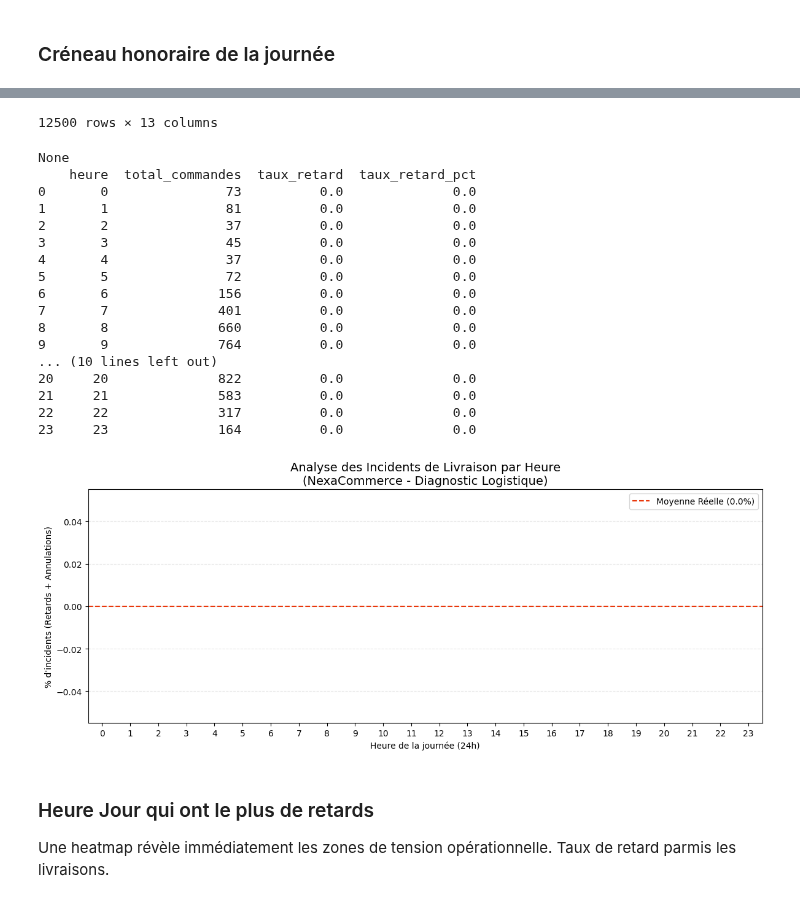
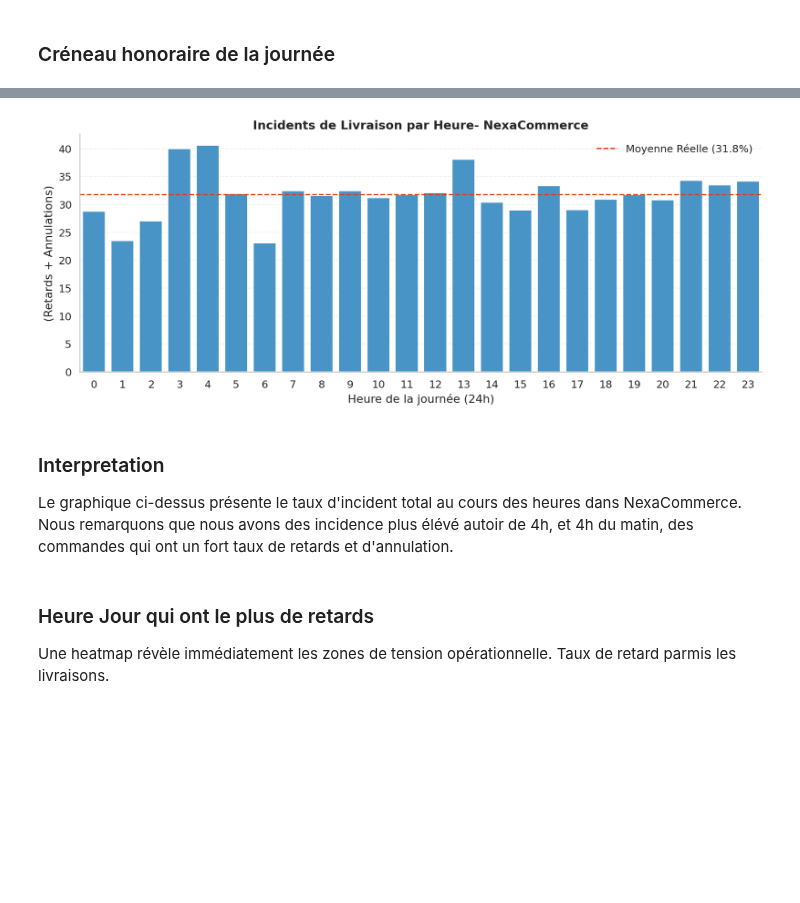
Before and after one commit to Codeur63/Projet_1-Data_IA_enginner, a Jupyter notebook: notebooks/EDA_rapport_final.ipynb, the cells around one changed output, grey strips where cells are left out. Cells and saved outputs as stored; diff of their text form; code cells hidden in the pictures; blank space fills up the shorter version.

```diff
--- a/notebooks/EDA_rapport_final.ipynb
+++ b/notebooks/EDA_rapport_final.ipynb
@@ -257,3 +197,5 @@ def date_normalise(value):
+# %%
+orders['order_date'] = pd.to_datetime(orders['order_date'], dayfirst=True, format='mixed', errors='coerce')
 # %% [markdown]
 #### Normalisation des numeros de teléphone de la table customers
 # %%
@@ -284,7 +223,3 @@ Médiane durée : 45.7 min
-# %%
-orders['total_amount_xaf'] = orders['total_amount_xaf'].abs()
-
-customers['registration_date'] = pd.to_datetime(customers['registration_date'], errors="coerce")
 # %% [markdown]
 #### Violation 2NF supression de la table catégories dans orders
 # %%
@@ -584,7 +739,7 @@ stats_by_status = orders.groupby(['month', 'status']).agg({
 }).reset_index()
 
 
-fig = make_subplots(specs=[[{"secondary_y": True}]])
+fig = make_subplots(specs=[[{"secondary_y": True}]] )
 
 
 list_status = orders['status'].unique()
@@ -603,7 +758,7 @@ for status in list_status:
 
     fig.add_trace(
         go.Bar(x=df_temp['month'], y=df_temp['order_id'],
-               name=f"Volume - {status}", opacity=0.5,
+               name=f"Volume", opacity=0.5,
                visible=False),
         secondary_y=True,
     )
@@ -630,6 +785,7 @@ fig.data[1].visible = True
 fig.update_layout(
     updatemenus=[dict(active=0, buttons=buttons, x=0, y=1.15, xanchor="left", yanchor="top")],
     title_text="Pilotage NexaCommerce : Revenus vs Volume",
+    title =  "Pilotage NexaCommerce : Revenus vs Volume",
     template="plotly_white",
     hovermode="x unified",
     legend=dict(orientation="h", yanchor="bottom", y=1.02, xanchor="right", x=1)
@@ -639,5 +795,8 @@ fig.update_yaxes(title_text="<b>CA</b> (XAF)", secondary_y=False)
 fig.update_yaxes(title_text="<b>Nombre de Commandes</b>", secondary_y=True)
 
 fig.show()
+
+fig.write_html("../reports/EDA/Revenue_volume_par_status.html")
+# fig.write_image("../reports/EDA/Revenue_volume_par_status.png", scale=2)
 # %% [markdown]
 #### Interprétation
@@ -794,8 +1046,17 @@ Nous avons un graphique ci dessus qui regroupe les performances par ville, les t
 # %% [markdown]
 ### Chiffre d'affaire par catégorie de produit
 # %%
+# Prépare la données
+df_merged= order_items.merge(
+    orders[['order_id','status']],
+    on='order_id',
+    how='inner'
+)
+
+df_valid = df_merged[df_merged['status'].isin(['delivered','late'])].copy()
+
 cat_stats = (
-    order_items
+    df_valid
     .dropna(subset=["product_category"])
     .groupby("product_category", as_index=True)
     .agg(
@@ -805,7 +1066,6 @@ cat_stats = (
     )
     .sort_values("revenue", ascending=True)
 )
-
 
 fig, axes = plt.subplots(1, 2, figsize=(15, 6))
 
@@ -828,7 +1088,7 @@ ax2 = axes[1]
 sizes = cat_stats["revenue"] / cat_stats["revenue"].max() * 800 + 60
 sc = ax2.scatter(
     cat_stats["orders"],
-    cat_stats["avg_basket"] / 1000,
+    cat_stats["avg_basket"] / 800,
     s=sizes,
     c=np.arange(len(cat_stats)),
     cmap="RdYlGn",
@@ -841,16 +1101,16 @@ sc = ax2.scatter(
 for cat, row in cat_stats.iterrows():
     ax2.annotate(
         cat,
-        (row["orders"], row["avg_basket"] / 1000),
+        (row["orders"], row["avg_basket"] / 800),
         fontsize=7.5,
         xytext=(5, 3),
         textcoords="offset points",
     )
 ax2.set_xlabel("Nombre de commandes")
 ax2.set_ylabel("Panier moyen (milliers XAF)")
-ax2.set_title("Volume vs Panier moyen\n(taille = CA total)", fontweight="bold")
+ax2.set_title("Volume vs Panier moyen Product", fontweight="bold")
 
-fig.suptitle("Chiffre d'affaire des catégories", fontsize=14, fontweight="bold", y=1.01)
+fig.suptitle("Chiffre d'affaire des catégories", fontsize=15, fontweight="bold", y=1.01)
 plt.tight_layout()
 fig.savefig("../reports/EDA/CA_categories_produits.png", bbox_inches="tight", dpi=150)
 plt.show()
@@ -966,17 +1234,14 @@ Le graphique suivant nous montre les moyennes journaliers des temps de livraison
 # %% [markdown]
 ### Créneau honoraire de la journée
 # %%
-
-print(display(orders))
+orders['is_problematic'] = orders['status'].isin(['late', 'cancelled'])
 
 
-orders['is_problematic'] = orders['status'].isin(['late', 'cancelled'])
 
 hourly_stats = orders.groupby('order_hour')['is_problematic'].agg(['count', 'mean']).reset_index()
 hourly_stats.columns = ['heure', 'total_commandes', 'taux_retard']
 hourly_stats['taux_retard_pct'] = hourly_stats['taux_retard'] * 100
 
-print(hourly_stats)
 # Moyenne
 moyenne_globale_reelle = (orders['is_problematic'].sum() / len(orders)) * 100
 
@@ -994,11 +1259,12 @@ for i, row in hourly_stats.iterrows():
     if row['total_commandes'] < 5:
         plt.text(i, row['taux_retard_pct'] + 0.5, '!', color='red', ha='center', fontweight='bold')
 
-plt.title("Analyse des Incidents de Livraison par Heure\n(NexaCommerce - Diagnostic Logistique)", fontsize=14)
+plt.title("Incidents de Livraison par Heure- NexaCommerce", fontsize=14)
 plt.xlabel("Heure de la journée (24h)")
-plt.ylabel("% d'incidents (Retards + Annulations)")
+plt.ylabel("(Retards + Annulations)")
 plt.legend()
 plt.grid(axis='y', linestyle='--', alpha=0.3)
 plt.tight_layout()
+fig.savefig("../reports/EDA/histograme_heure.png", bbox_inches="tight", dpi=150)
 plt.show()
 # %% [output]
@@ -1017,22 +1271,7 @@ plt.show()
-12500 rows × 13 columns
-None
-    heure  total_commandes  taux_retard  taux_retard_pct
-0       0               73          0.0              0.0
-1       1               81          0.0              0.0
-2       2               37          0.0              0.0
-3       3               45          0.0              0.0
-4       4               37          0.0              0.0
-5       5               72          0.0              0.0
-6       6              156          0.0              0.0
-7       7              401          0.0              0.0
-8       8              660          0.0              0.0
-9       9              764          0.0              0.0
-... (10 lines left out)
-20     20              822          0.0              0.0
-21     21              583          0.0              0.0
-22     22              317          0.0              0.0
-23     23              164          0.0              0.0
-[figure, old version]
+[figure, new version]
+# %% [markdown]
+### Interpretation
+Le graphique ci-dessus présente le taux d'incident total au cours des heures dans NexaCommerce. Nous remarquons que nous avons des incidence plus élévé autoir de 4h, et 4h du matin, des commandes qui ont un fort taux de retards et d'annulation.
 # %% [markdown]
 ### Heure Jour qui ont le plus de retards
 
```
Also changed, not shown: parts of 51 cells of this notebook, 43 other files.
